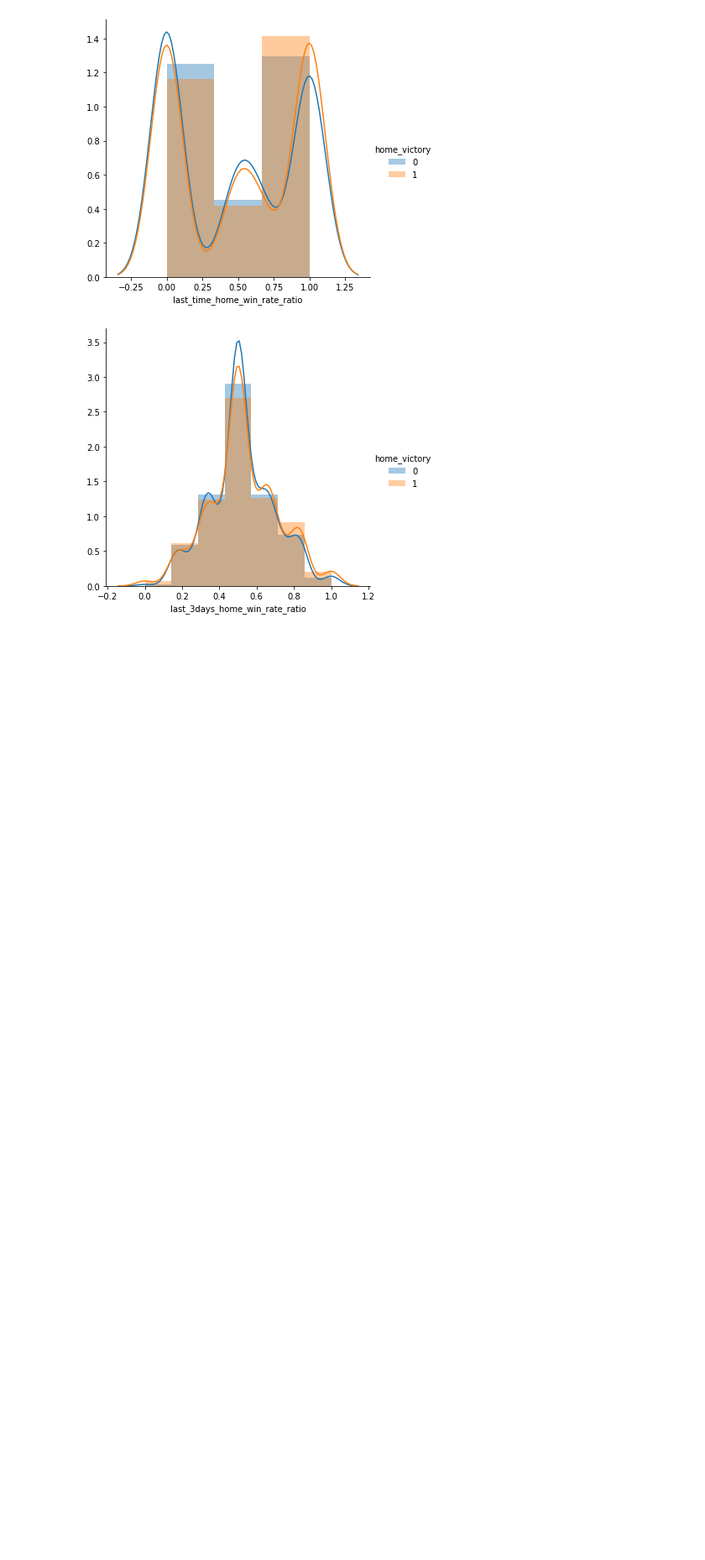
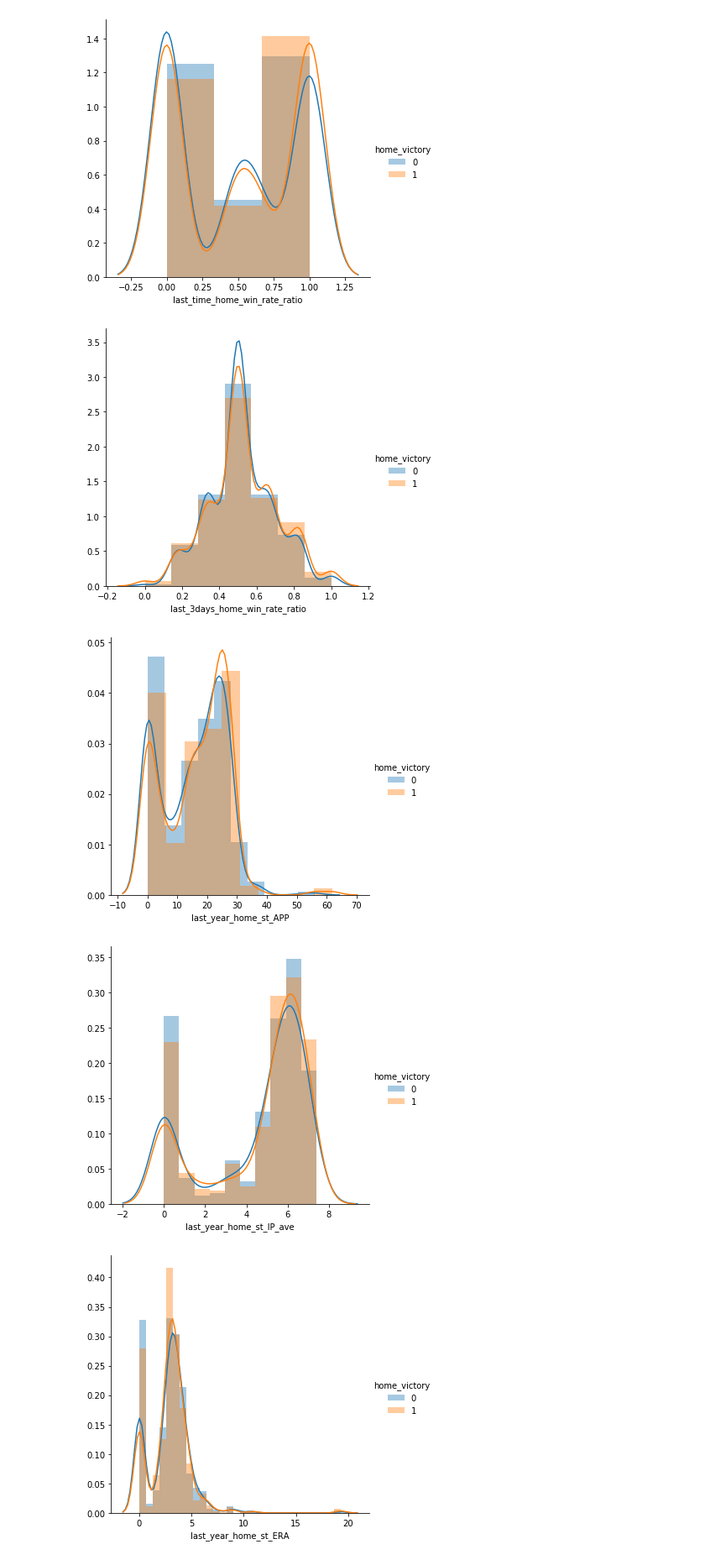
Before and after one commit to tubotu/baseball_predict, a Jupyter notebook: Untitled.ipynb, the cells around one changed output. Shown at 84% size. Saved outputs shown, nothing was run; the diff lists cells and outputs as text; code cells hidden in the pictures; blank space fills up the shorter version.

```diff
--- a/Untitled.ipynb
+++ b/Untitled.ipynb
@@ -144,9 +145,9 @@ def extract_num(str) -> float:
     extr = re.compile('\d*[.,]?\d*')
     return float(extr.search(str).group())
 
-def baseball_times_converse(times) -> int:
+def baseball_times_converse(times) -> float:
     after_decimal_point = times - int(times)
-    return int(times) * 3 + int(after_decimal_point * 10)
+    return float((int(times) * 3 + int(after_decimal_point * 10)) /3)
 # %%
 for index, row in game_result.iterrows():
     now_date = row['date']
@@ -155,6 +156,8 @@ for index, row in game_result.iterrows():
     td_3_week = datetime.timedelta(weeks=3)
     home_team = row['home_team']
     away_team = row['away_team']
+    if game_result.at[index, 'home_runs'] == game_result.at[index, 'away_runs']:
+        game_result.at[index, 'draw'] = 1
 
     # home_team
     for last_week_index, last_week_row in game_result[(now_date - td_week <= game_result['date']) & (now_date > game_result['date']) & ((home_team == game_result['home_team']) | (home_team == game_result['away_team']))].iterrows():
@@ -189,7 +192,7 @@ for index, row in game_result.iterrows():
             game_result.at[index, 'last_week_home_re_times'] += baseball_times_converse(extract_num(last_week_row['away_re_times']))
             game_result.at[index, 'last_week_home_re_ERA'] += int(last_week_row['away_re_responsible_runs'])
     # relief
-    game_result.at[index, 'last_week_home_re_ERA'] /= (game_result.at[index, 'last_week_home_re_times'] / 3)
+    game_result.at[index, 'last_week_home_re_ERA'] /= (game_result.at[index, 'last_week_home_re_times'] / 9)
 
 
     # home_teamの過去三週間の集計, pitching
@@ -200,13 +203,14 @@ for index, row in game_result.iterrows():
     for last_3_week_index, last_3_week_row in game_result[(now_date - td_3_week <= game_result['date']) & (now_date > game_result['date'])
     & ((pitcher_url == game_result['home_st_url']) | (pitcher_url == game_result['away_st_url']))].iterrows():
         game_result.at[index, 'last_3_week_home_st_ERA'] += int(last_3_week_row['home_st_responsible_runs'])
+
         game_result.at[index, 'last_3_week_home_st_IP_ave'] += baseball_times_converse(extract_num(last_3_week_row['home_st_times']))
     if game_count == 0:
         initial_ERA = 4
         game_result.at[index, 'last_3_week_home_st_ERA'] = initial_ERA
         game_result.at[index, 'last_3_week_home_st_IP_ave'] = 0
     else:
-        game_result.at[index, 'last_3_week_home_st_ERA'] /= (game_result.at[index, 'last_3_week_home_st_IP_ave'] / 3)
+        game_result.at[index, 'last_3_week_home_st_ERA'] /= (game_result.at[index, 'last_3_week_home_st_IP_ave'] / 9)
         game_result.at[index, 'last_3_week_home_st_IP_ave'] /= game_count
 
     # last year
@@ -262,7 +266,7 @@ for index, row in game_result.iterrows():
             game_result.at[index, 'last_week_away_re_times'] += baseball_times_converse(extract_num(last_week_row['away_re_times']))
             game_result.at[index, 'last_week_away_re_ERA'] += int(last_week_row['away_re_responsible_runs'])
     # relief
-    game_result.at[index, 'last_week_away_re_ERA'] /= (game_result.at[index, 'last_week_home_re_times'] / 3)
+    game_result.at[index, 'last_week_away_re_ERA'] /= (game_result.at[index, 'last_week_home_re_times'] / 9)
 
     # away_teamの過去三週間の集計, pitching
     pitcher_url = row['away_st_url']
@@ -278,7 +282,7 @@ for index, row in game_result.iterrows():
         game_result.at[index, 'last_3_week_away_st_ERA'] = initial_ERA
         game_result.at[index, 'last_3_week_away_st_IP_ave'] = 0
     else:
-        game_result.at[index, 'last_3_week_away_st_ERA'] /= (game_result.at[index, 'last_3_week_away_st_IP_ave'] / 3)
+        game_result.at[index, 'last_3_week_away_st_ERA'] /= (game_result.at[index, 'last_3_week_away_st_IP_ave'] / 9)
         game_result.at[index, 'last_3_week_away_st_IP_ave'] /= game_count
 
     # last year
@@ -546,3 +531,20 @@ home_win_rate_Fg4 = home_win_rate_Fg4.map(sns.distplot, "last_3days_home_win_rat
 # %%
 #home_win_rate_Fg3.savefig("output2.png")
 #home_win_rate_Fg4.savefig("output3.png")
+# %%
+home_win_rate_Fg5 = sns.FacetGrid(game_result, hue='home_victory', size=5)
+home_win_rate_Fg5 = home_win_rate_Fg5.map(sns.distplot, "last_year_home_st_APP",bins=10).add_legend()
+home_win_rate_Fg6 = sns.FacetGrid(game_result, hue='home_victory', size=5)
+home_win_rate_Fg6 = home_win_rate_Fg6.map(sns.distplot, "last_year_home_st_IP_ave",bins=10).add_legend()
+home_win_rate_Fg7 = sns.FacetGrid(game_result, hue='home_victory', size=5)
+home_win_rate_Fg7 = home_win_rate_Fg7.map(sns.distplot, "last_year_home_st_ERA",bins=30).add_legend()
+home_win_rate_Fg8 = sns.FacetGrid(game_result, hue='home_victory', size=5)
+home_win_rate_Fg8 = home_win_rate_Fg8.map(sns.distplot, "last_2_year_home_st_APP",bins=10).add_legend()
+home_win_rate_Fg9 = sns.FacetGrid(game_result, hue='home_victory', size=5)
+home_win_rate_Fg9 = home_win_rate_Fg9.map(sns.distplot, "last_2_year_home_st_IP_ave",bins=10).add_legend()
+home_win_rate_Fg10 = sns.FacetGrid(game_result, hue='home_victory', size=5)
+home_win_rate_Fg10 = home_win_rate_Fg10.map(sns.distplot, "last_2_year_home_st_ERA",bins=30).add_legend()
+# %% [output]
+[figure, added]
+[figure, added]
+[figure, added]
```
Also changed, not shown: parts of 12 cells of this notebook.
